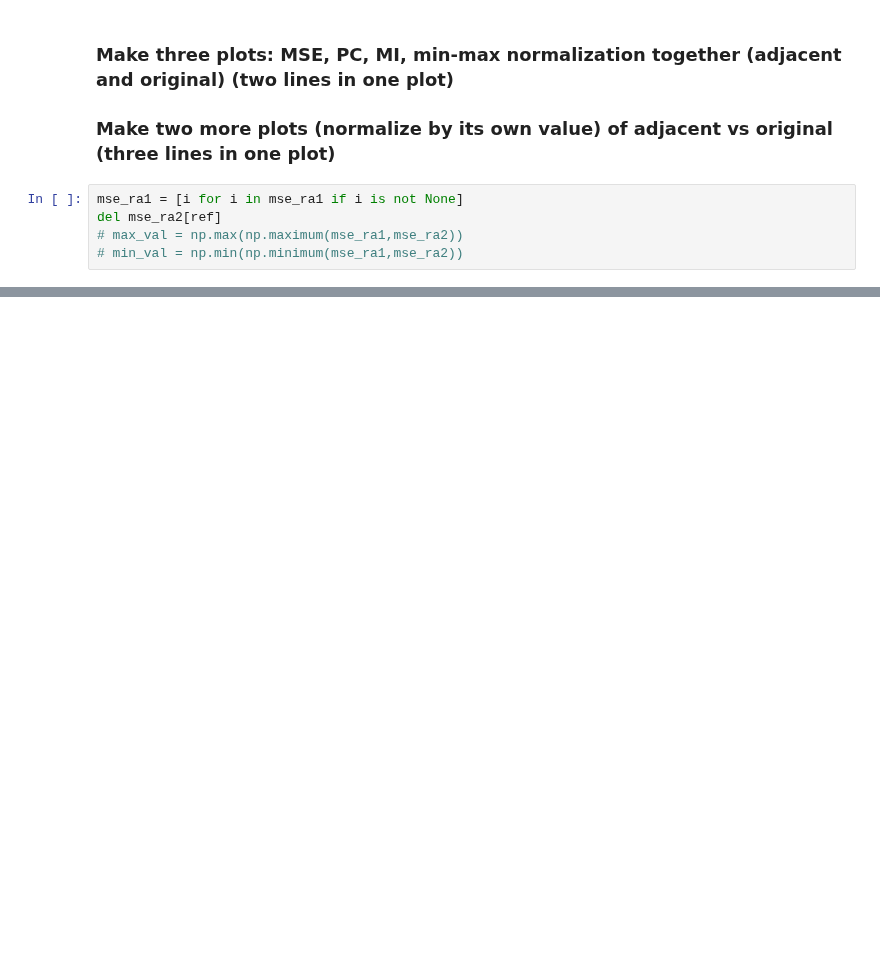
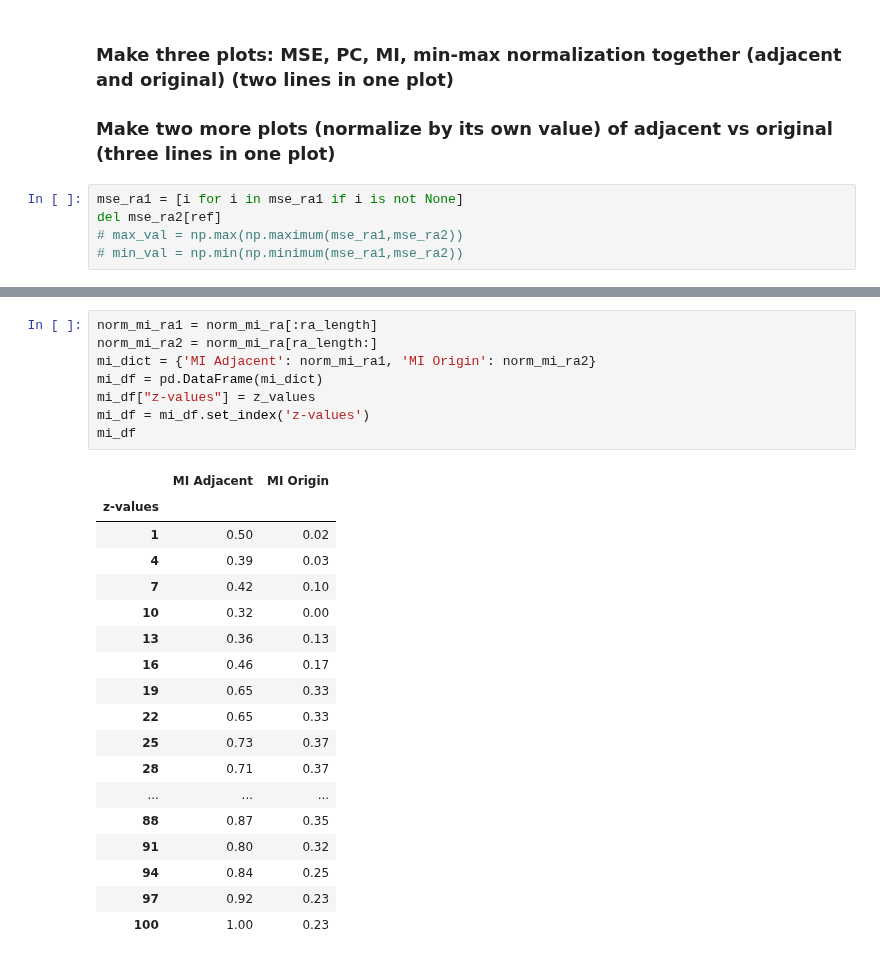
Before and after one commit to Wirtz-Lab/wsi_analysis, a Jupyter notebook: kevin/image_registration_evaluation.ipynb, the cells around one changed output, grey strips where cells are left out. Cells and saved outputs as stored; diff of their text form; blank space fills up the shorter version.

```diff
--- a/kevin/image_registration_evaluation.ipynb
+++ b/kevin/image_registration_evaluation.ipynb
@@ -285,0 +390,27 @@ def MinMaxScaler(x):
+# %%
+norm_mi_ra1 = norm_mi_ra[:ra_length]
+norm_mi_ra2 = norm_mi_ra[ra_length:]
+mi_dict = {'MI Adjacent': norm_mi_ra1, 'MI Origin': norm_mi_ra2}
+mi_df = pd.DataFrame(mi_dict)
+mi_df["z-values"] = z_values
+mi_df = mi_df.set_index('z-values')
+mi_df
+# %% [output]
+|  | MI Adjacent | MI Origin |
+| z-values |  |  |
+| 1 | 0.50 | 0.02 |
+| 4 | 0.39 | 0.03 |
+| 7 | 0.42 | 0.10 |
+| 10 | 0.32 | 0.00 |
+| 13 | 0.36 | 0.13 |
+| 16 | 0.46 | 0.17 |
+| 19 | 0.65 | 0.33 |
+| 22 | 0.65 | 0.33 |
+| 25 | 0.73 | 0.37 |
+| 28 | 0.71 | 0.37 |
+| ... | ... | ... |
+| 88 | 0.87 | 0.35 |
+| 91 | 0.80 | 0.32 |
+| 94 | 0.84 | 0.25 |
+| 97 | 0.92 | 0.23 |
+| 100 | 1.00 | 0.23 |
```
Also changed, not shown: parts of 17 cells of this notebook.
